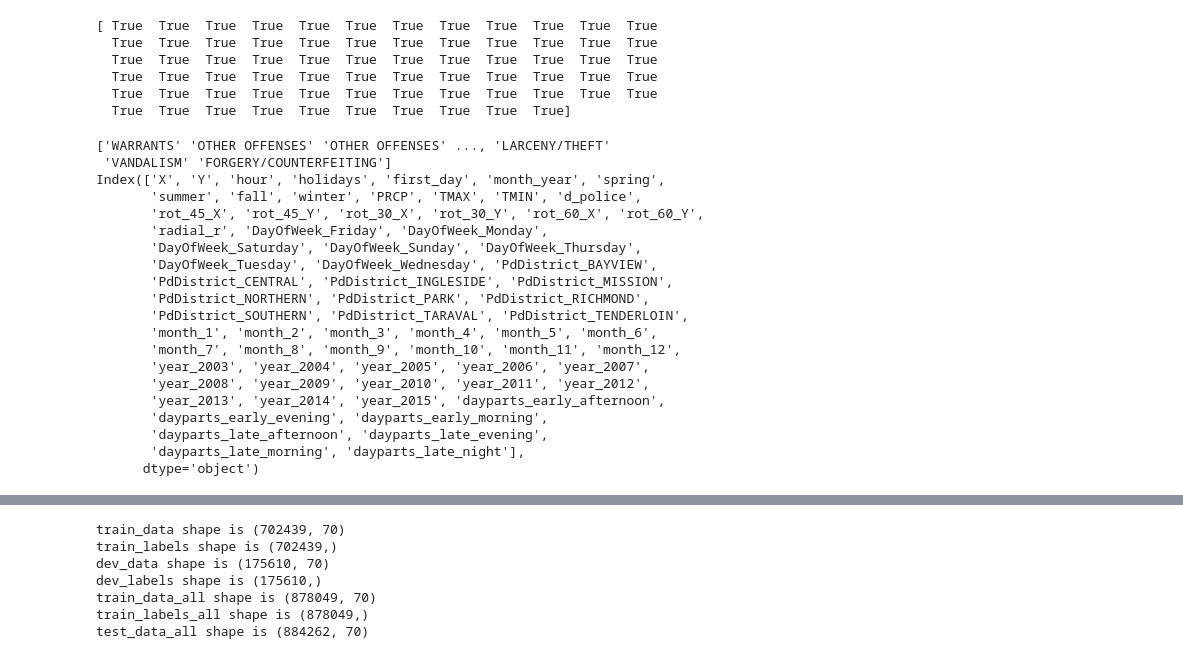
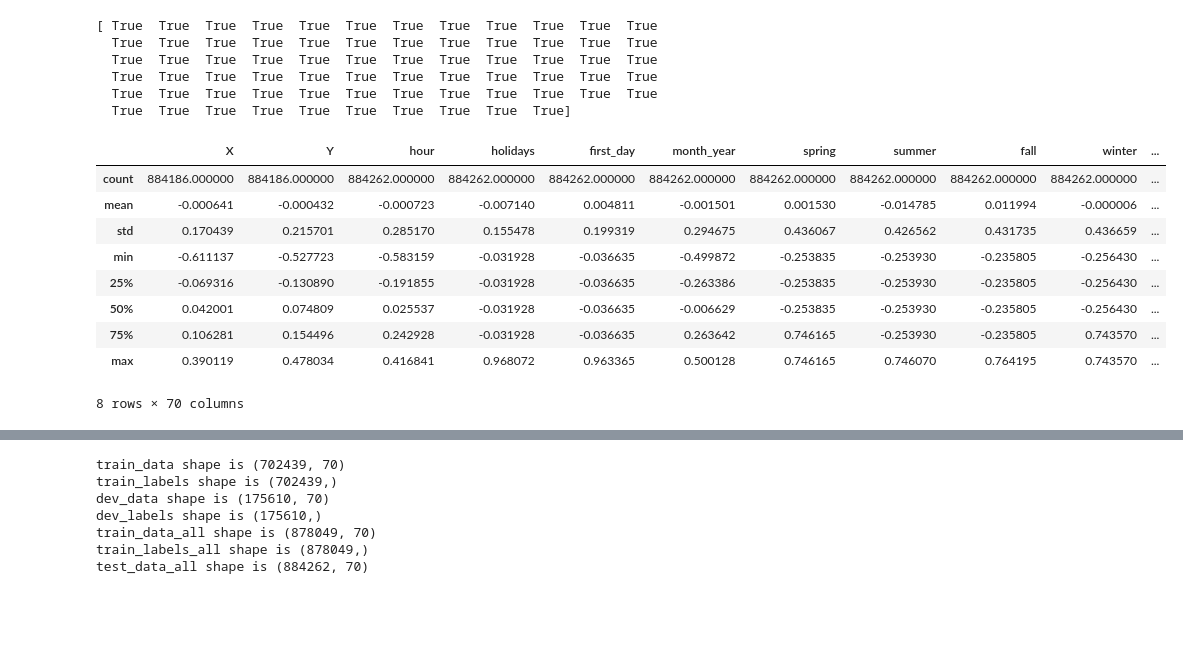
Before and after one commit to daxaurora/W207_CrimeClassification, a Jupyter notebook: W207 Final Project Data Set Up.ipynb, the cells around one changed output, grey strips where cells are left out. Cells and saved outputs as stored; diff of their text form; code cells hidden in the pictures; blank space fills up the shorter version.

```diff
--- a/W207 Final Project Data Set Up.ipynb
+++ b/W207 Final Project Data Set Up.ipynb
@@ -125,12 +125,12 @@ medians = {el:0 for el in districts}
 for district in districts:
     medians[district] = train["Y"][train["PdDistrict"] == district].median()
 train.loc[train.Y > 38, "Y"] = train[train.Y > 38]["PdDistrict"].map(lambda x: medians[x])
-test.loc[test.Y > 38, "Y"] = test[test.Y > 38]["PdDistrict"].map(lambda x: medians[x])
+test.loc[test.Y > 38, "Y"] = train[train.Y > 38]["PdDistrict"].map(lambda x: medians[x])
 
 for district in districts:
     medians[district] = train["X"][train["PdDistrict"] == district].median()
 train.loc[train.X > -122, "X"] = train[train.X > -122]["PdDistrict"].map(lambda x: medians[x])
-test.loc[test.X > -122, "X"] = test[test.X > -122]["PdDistrict"].map(lambda x: medians[x])
+test.loc[test.X > -122, "X"] = train[train.X > -122]["PdDistrict"].map(lambda x: medians[x])
 # %%
 # Review the top crime categories to identify those to include in visualizations
 train["Category"].value_counts().head(10)
@@ -293,7 +293,7 @@ test["dayparts"] = test["hour"].map(time_periods)
 # %%
 # clean up weather data
 del weather['NAME']
-weather["SNOW"] = weather["SNOW"].fillna(0)
+del weather['SNOW']
 # %%
 # drop time from train and test date fields to be able to map Dates against weather data; remove hyphens too.
 train["Dates"] = train["Dates"].map(lambda x: datetime.strptime(x,"%Y-%m-%d %H:%M:%S"))
@@ -462,27 +460,16 @@ print(test_data_all.columns == train_data_all.columns)
   True  True  True  True  True  True  True  True  True  True  True  True
   True  True  True  True  True  True  True  True  True  True  True  True
   True  True  True  True  True  True  True  True  True  True]
-# %%
-print(train_labels_all)
-print(train_data_all.columns)
-# %% [output]
-['WARRANTS' 'OTHER OFFENSES' 'OTHER OFFENSES' ..., 'LARCENY/THEFT'
- 'VANDALISM' 'FORGERY/COUNTERFEITING']
-Index(['X', 'Y', 'hour', 'holidays', 'first_day', 'month_year', 'spring',
-       'summer', 'fall', 'winter', 'PRCP', 'TMAX', 'TMIN', 'd_police',
-       'rot_45_X', 'rot_45_Y', 'rot_30_X', 'rot_30_Y', 'rot_60_X', 'rot_60_Y',
-       'radial_r', 'DayOfWeek_Friday', 'DayOfWeek_Monday',
-       'DayOfWeek_Saturday', 'DayOfWeek_Sunday', 'DayOfWeek_Thursday',
-       'DayOfWeek_Tuesday', 'DayOfWeek_Wednesday', 'PdDistrict_BAYVIEW',
-       'PdDistrict_CENTRAL', 'PdDistrict_INGLESIDE', 'PdDistrict_MISSION',
-       'PdDistrict_NORTHERN', 'PdDistrict_PARK', 'PdDistrict_RICHMOND',
-       'PdDistrict_SOUTHERN', 'PdDistrict_TARAVAL', 'PdDistrict_TENDERLOIN',
-       'month_1', 'month_2', 'month_3', 'month_4', 'month_5', 'month_6',
-       'month_7', 'month_8', 'month_9', 'month_10', 'month_11', 'month_12',
-       'year_2003', 'year_2004', 'year_2005', 'year_2006', 'year_2007',
-       'year_2008', 'year_2009', 'year_2010', 'year_2011', 'year_2012',
-       'year_2013', 'year_2014', 'year_2015', 'dayparts_early_afternoon',
-       'dayparts_early_evening', 'dayparts_early_morning',
-       'dayparts_late_afternoon', 'dayparts_late_evening',
-       'dayparts_late_morning', 'dayparts_late_night'],
-      dtype='object')
+# %%
+test_data_all.describe(include='all')
+# %% [output]
+|  | X | Y | hour | holidays | first_day | month_year | spring | summer | fall | winter | ... |
+| count | 884186.000000 | 884186.000000 | 884262.000000 | 884262.000000 | 884262.000000 | 884262.000000 | 884262.000000 | 884262.000000 | 884262.000000 | 884262.000000 | ... |
+| mean | -0.000641 | -0.000432 | -0.000723 | -0.007140 | 0.004811 | -0.001501 | 0.001530 | -0.014785 | 0.011994 | -0.000006 | ... |
+| std | 0.170439 | 0.215701 | 0.285170 | 0.155478 | 0.199319 | 0.294675 | 0.436067 | 0.426562 | 0.431735 | 0.436659 | ... |
+| min | -0.611137 | -0.527723 | -0.583159 | -0.031928 | -0.036635 | -0.499872 | -0.253835 | -0.253930 | -0.235805 | -0.256430 | ... |
+| 25% | -0.069316 | -0.130890 | -0.191855 | -0.031928 | -0.036635 | -0.263386 | -0.253835 | -0.253930 | -0.235805 | -0.256430 | ... |
+| 50% | 0.042001 | 0.074809 | 0.025537 | -0.031928 | -0.036635 | -0.006629 | -0.253835 | -0.253930 | -0.235805 | -0.256430 | ... |
+| 75% | 0.106281 | 0.154496 | 0.242928 | -0.031928 | -0.036635 | 0.263642 | 0.746165 | -0.253930 | -0.235805 | 0.743570 | ... |
+| max | 0.390119 | 0.478034 | 0.416841 | 0.968072 | 0.963365 | 0.500128 | 0.746165 | 0.746070 | 0.764195 | 0.743570 | ... |
+8 rows × 70 columns
```
Also changed, not shown: parts of 7 cells of this notebook.
